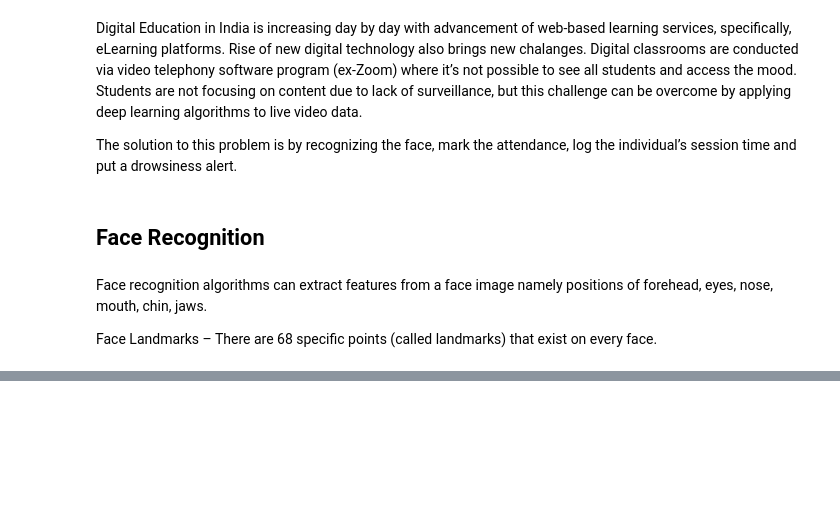
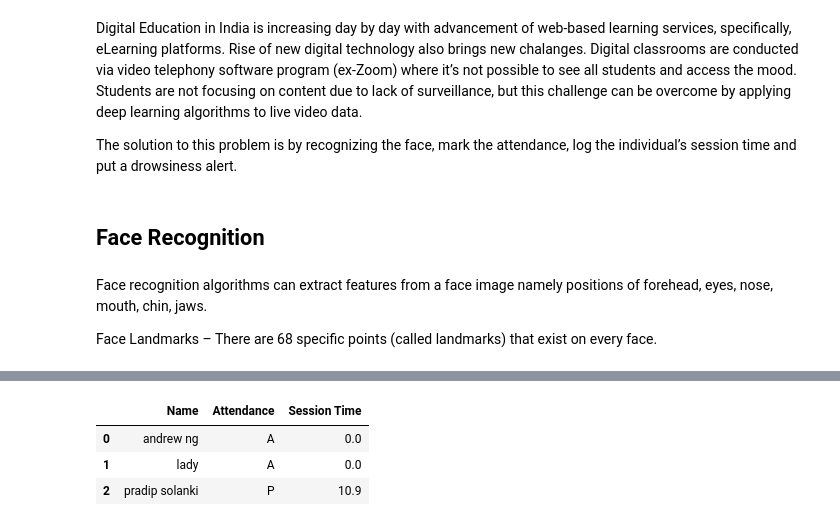
Before and after one commit to Pradip240/Face-recognition-Drowsiness-detection, a Jupyter notebook: face_recognition_and_drowsiness_detection/face_recognition_file.ipynb, the cells around one changed output, grey strips where cells are left out. Drawn from its saved outputs; the diff is of its cells as text; code cells hidden in the pictures; blank space fills up the shorter version.

```diff
--- a/face_recognition_and_drowsiness_detection/face_recognition_file.ipynb
+++ b/face_recognition_and_drowsiness_detection/face_recognition_file.ipynb
@@ -126,0 +158,5 @@ while(camera.isOpened()):
+# %%
+def not_attentive(image):
+    '''Adds text in image for attention alert'''
+    return cv2.putText(image,text='Not attentive!',org=(10,20),fontFace=cv2.FONT_HERSHEY_SIMPLEX,
+                       fontScale=0.5,color=(0,0,0),thickness=1)
@@ -126,0 +169,38 @@ while(camera.isOpened()):
+# %%
+def run_live_monitoring(register, ref_enc, tolerance=0.6, ear_threshold=0.2):
+    # converrt frame rate to time of sleep
+    time_delta = 1/frame_rate
+    red = (0,0,255)
+    green = (0,255,0)
+    black = (0,0,0)
+    font = cv2.FONT_HERSHEY_SIMPLEX
+    # capture frames from webcam
+    camera = cv2.VideoCapture(0)
+    # read first frame
+    webcam, frame = camera.read()
+    # loop till camera is open
+    while webcam:
+        # pause current video frames for processing
+#         time.sleep(time_delta)
+        # get index of match
+#         frame = cv2.cvtColor(frame,cv2.COLOR_BGR2RGB)
+        index = match_encoding(ref_enc, frame, tolerance)
+        # add time to session time of matching student
+        if index != -1:
+            mark_attendance(register, index, time_delta)
+
+        ear = calculate_ear(frame)
+        print(ear)
+
+        output = not_attentive(frame)
+        # show output image on a window
+        cv2.imshow('LIVE CLASS MONITORING SYSTEM', output)
+        # read next frame
+        webcam, frame = camera.read()
+        # press 'q' to exit the window
+        if cv2.waitKey(1) & 0xFF == ord('q'):
+            break
+    camera.release()
+    cv2.destroyAllWindows()
+# %%
+run_live_monitoring(attendance_register, class_enc, 0.6)
@@ -126,0 +225,7 @@ while(camera.isOpened()):
+# %%
+attendance_register
+# %% [output]
+|  | Name | Attendance | Session Time |
+| 0 | andrew ng | A | 0.0 |
+| 1 | lady | A | 0.0 |
+| 2 | pradip solanki | P | 10.9 |
```
Also changed, not shown: parts of 38 cells of this notebook, 5 other files.
